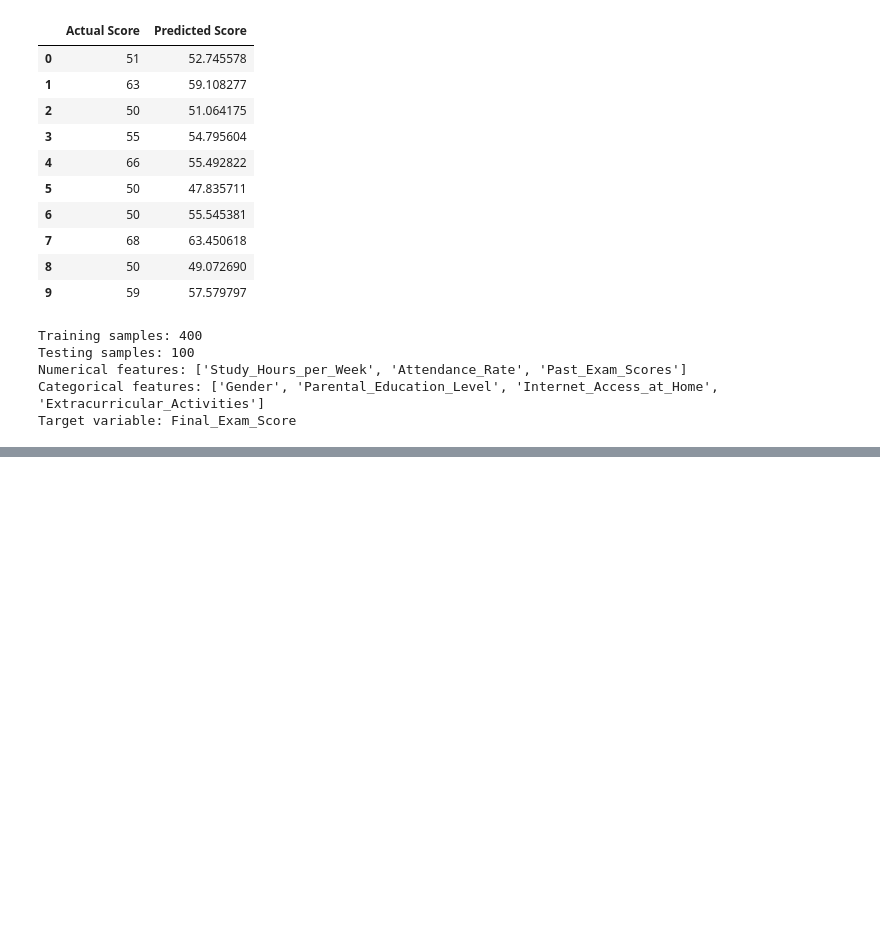
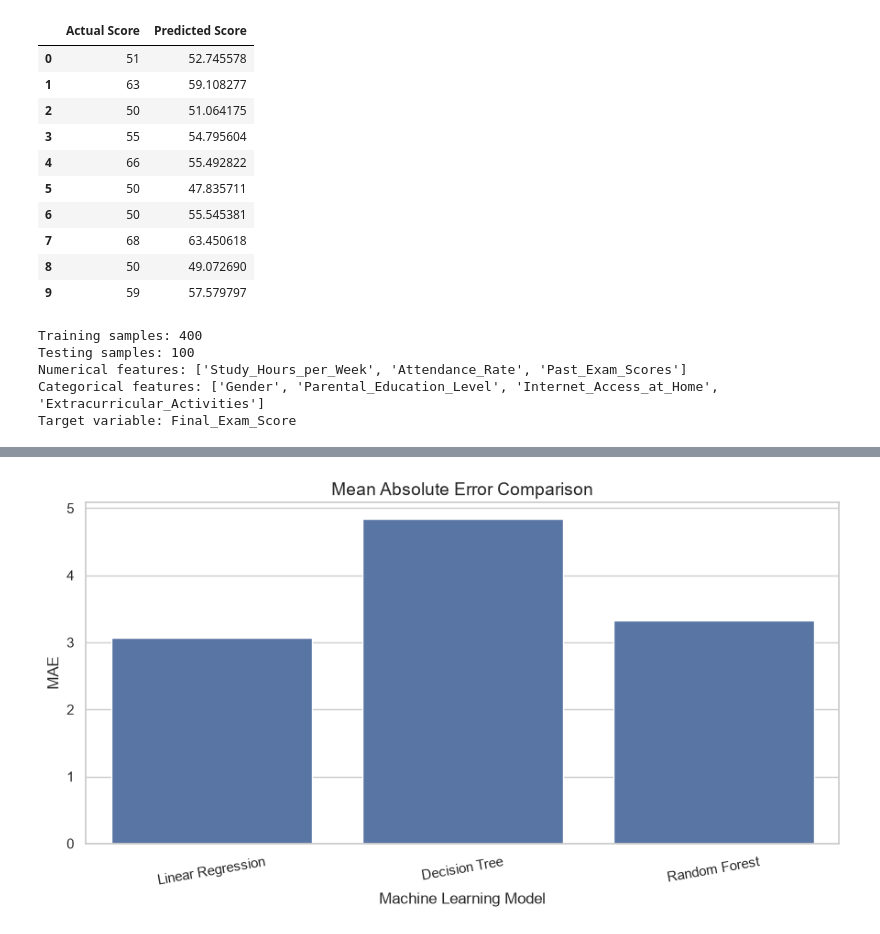
Before and after one commit to ryeshika07/student-performance-prediction, a Jupyter notebook: notebooks/student_performance_prediction.ipynb, the cells around one changed output, grey strips where cells are left out. Drawn from its saved outputs; the diff is of its cells as text; code cells hidden in the pictures; blank space fills up the shorter version.

```diff
--- a/notebooks/student_performance_prediction.ipynb
+++ b/notebooks/student_performance_prediction.ipynb
@@ -1217,0 +1598,23 @@ Target variable: Final_Exam_Score
+# %%
+plt.figure(figsize=(9, 5))
+
+sns.barplot(
+    data=model_results,
+    x="Model",
+    y="MAE"
+)
+
+plt.title(
+    "Mean Absolute Error Comparison",
+    fontsize=14
+)
+
+plt.xlabel("Machine Learning Model")
+plt.ylabel("MAE")
+
+plt.xticks(rotation=10)
+
+plt.tight_layout()
+plt.show()
+# %% [output]
+[figure, added]
```
Also changed, not shown: parts of 33 cells of this notebook.
